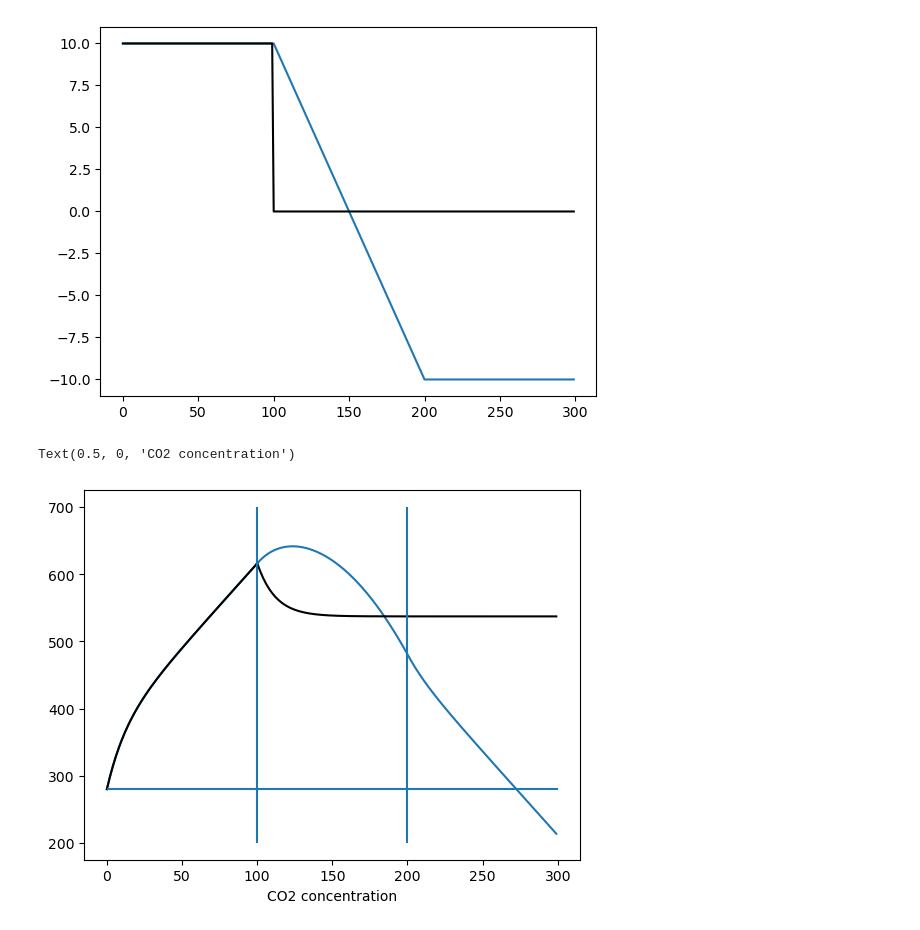
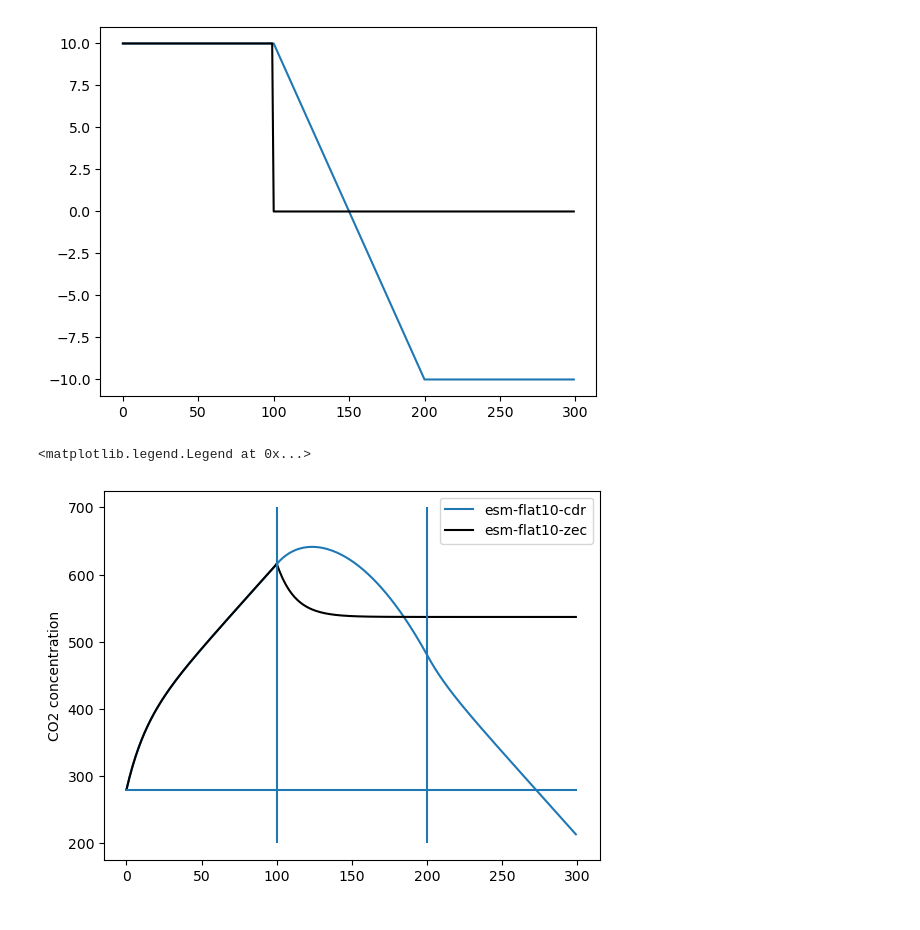
Before and after one commit to ckoven/flat10mip_regional_climatechange, a Jupyter notebook: boxmodel_cdr_vs_zec.ipynb, the cells around one changed output. Saved outputs shown, nothing was run; the diff lists cells and outputs as text; code cells hidden in the pictures.

```diff
--- a/boxmodel_cdr_vs_zec.ipynb
+++ b/boxmodel_cdr_vs_zec.ipynb
@@ -45,11 +45,12 @@ for t in range(1, ntime):
 # %%
 plt.plot(np.arange(300), co2_timeseries_cdr, label='esm-flat10-cdr')
-plt.plot(np.arange(300), co2_timeseries_zec, c='black', label='esm-flat10-z')
+plt.plot(np.arange(300), co2_timeseries_zec, c='black', label='esm-flat10-zec')
 
 plt.hlines(co2_pi, xmin=0,xmax=300)
 plt.vlines((100.,200), ymin=200,ymax=700)
 
 plt.ylabel('CO2 concentration')
+plt.legend()
 # %% [output]
-Text(0.5, 0, 'CO2 concentration')
+<matplotlib.legend.Legend at 0x...>
-[figure, old version]
+[figure, new version]
```
Also changed, not shown: parts of 4 cells of this notebook.
